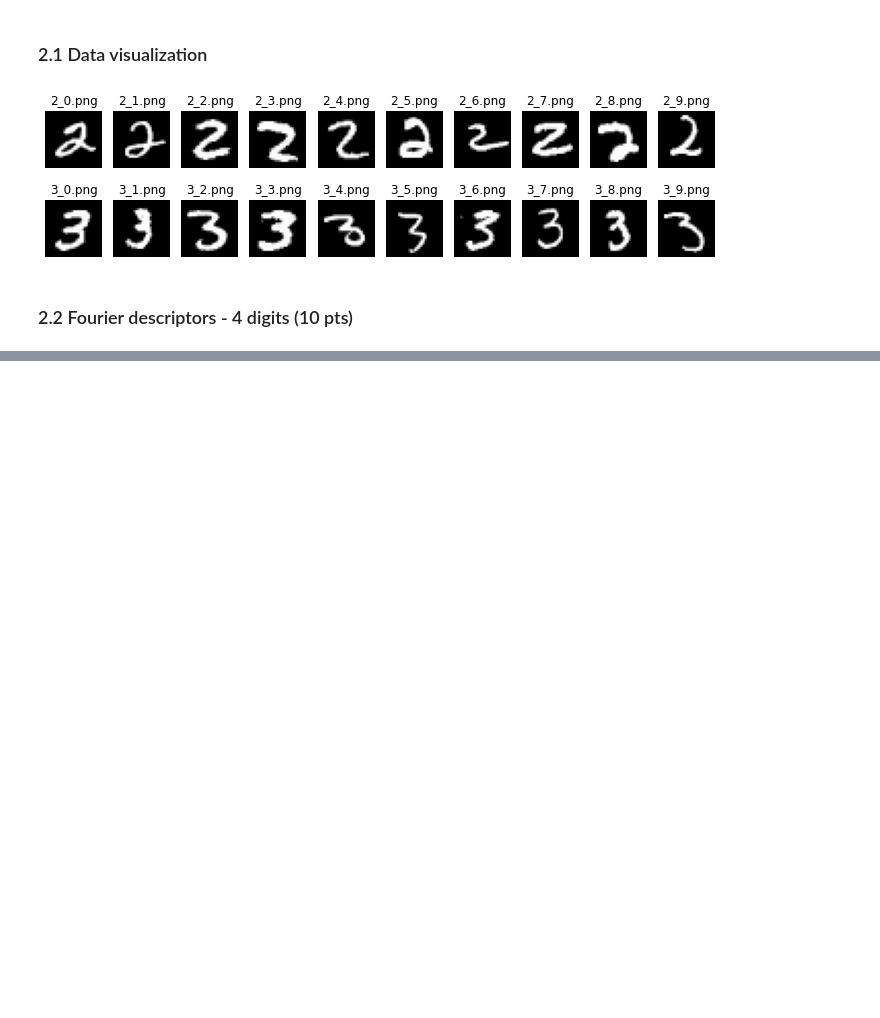
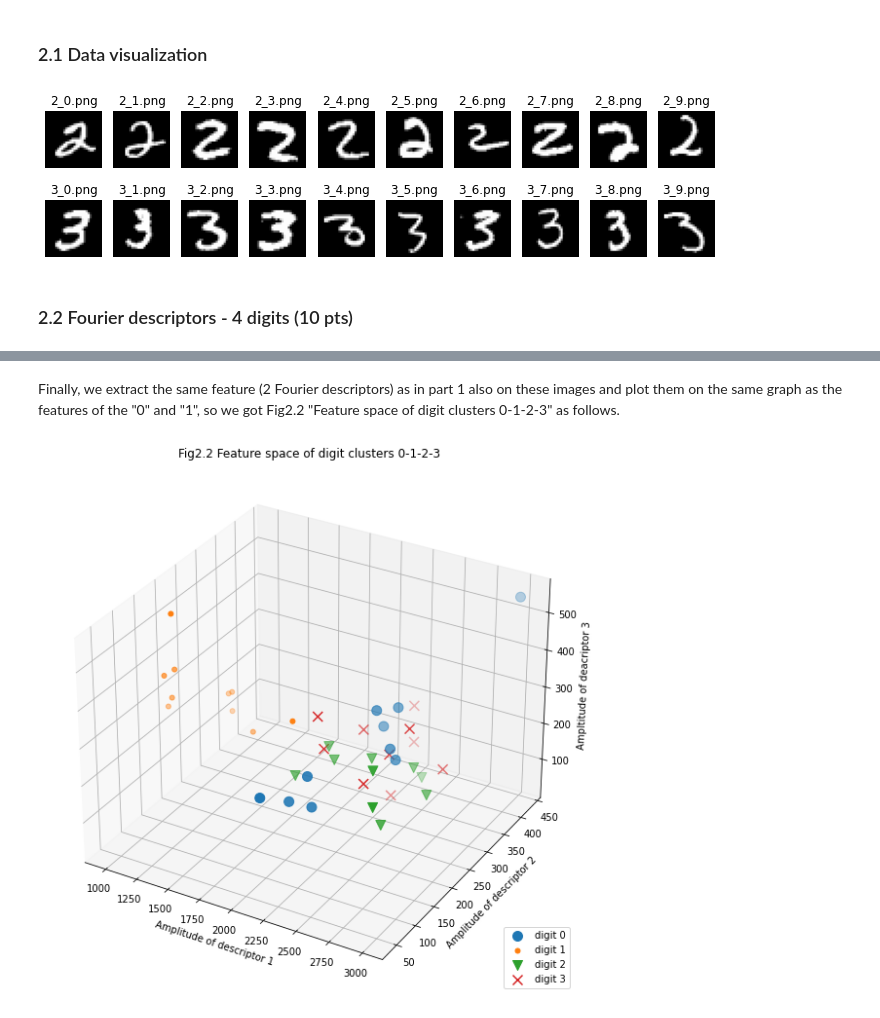
Before and after one commit to LTS5/iapr, a Jupyter notebook: labs/lab_02_object_description.ipynb, the cells around one changed output, grey strips where cells are left out. Cells and saved outputs as stored; diff of their text form; code cells hidden in the pictures; blank space fills up the shorter version.

```diff
--- a/labs/lab_02_object_description.ipynb
+++ b/labs/lab_02_object_description.ipynb
@@ -977,0 +1169,13 @@ for ax, im, nm in zip(axes[1], threes_im, threes_names):
+# %% [markdown]
+ Finally, we extract the same feature (2 Fourier descriptors) as in part 1 also on these images and plot them on the same graph as the features of the "0" and "1", so we got Fig2.2  "Feature space of digit clusters 0-1-2-3" as follows.
+# %%
+fig = plt.figure(figsize=(10,10))
+ax = fig.add_subplot(projection='3d')
+zeros_features, ones_features = get_features(zeros_contour, ones_contour,N=3,start=0)
+plot_features(zeros_features, ones_features, annote=True, p1='p1',plt_ax=ax)
+
+# take features of 2, 3
+twos_features, threes_features = get_features(twos_contour, threes_contour,N=3,start=0)
+plot_features(twos_features, threes_features, annote=True, title='Fig2.2 Feature space of digit clusters 0-1-2-3',plt_ax=ax)
+# %% [output]
+[figure, added]
```
Also changed, not shown: parts of 13 cells of this notebook.
